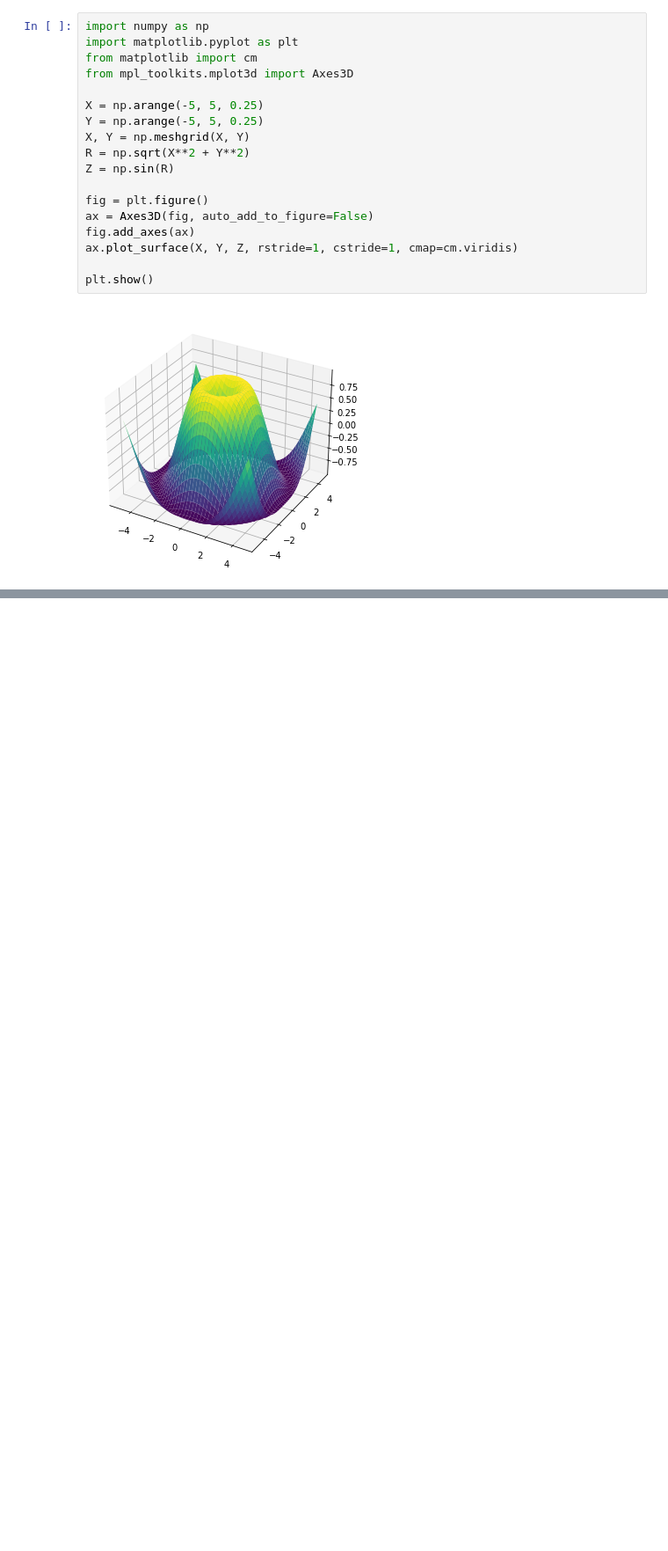
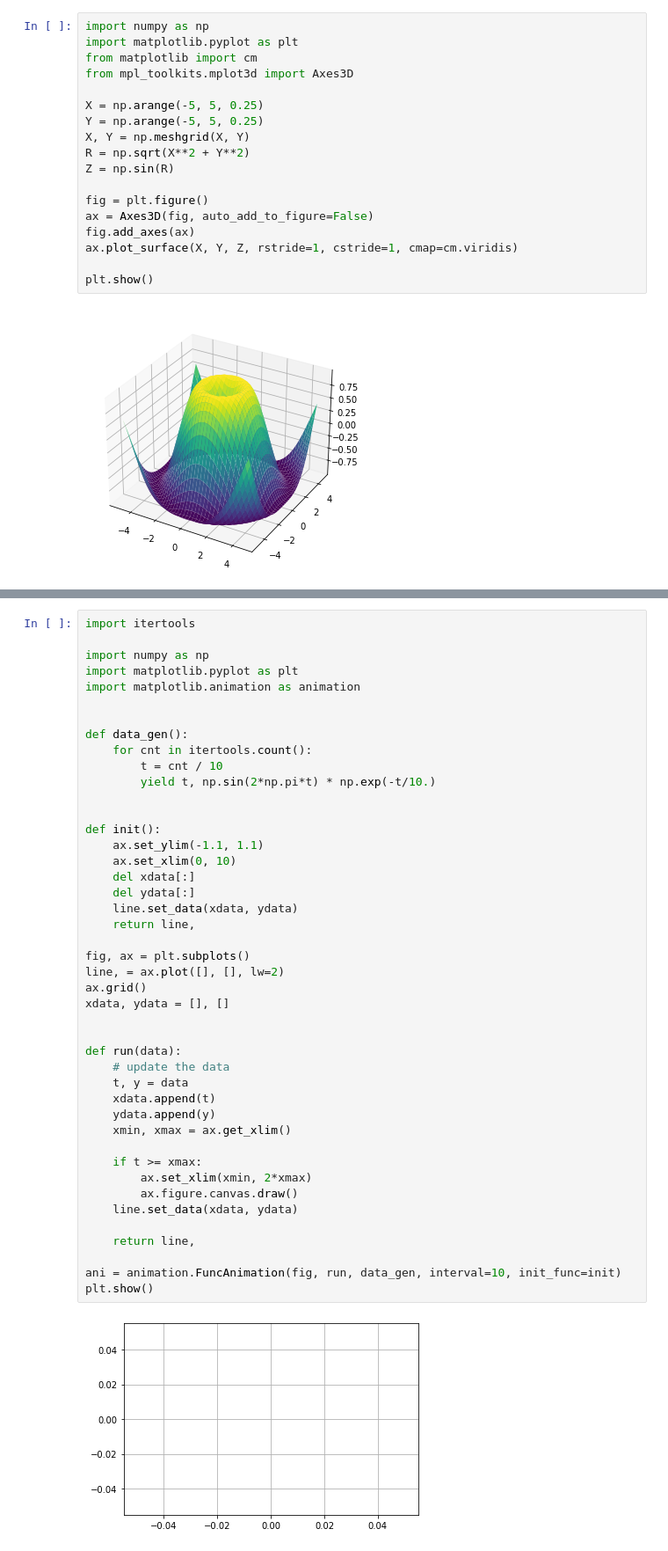
Before and after one commit to Arseniy16/3d-scanner, a Jupyter notebook: Untitled.ipynb, the cells around one changed output, grey strips where cells are left out. Shown at 88% size. Saved outputs shown, nothing was run; the diff lists cells and outputs as text; blank space fills up the shorter version.

```diff
--- a/Untitled.ipynb
+++ b/Untitled.ipynb
@@ -128,3 +141,49 @@ plt.show()
 # %% [output]
 [interactive output not drawn]
 [interactive output not drawn]
+# %%
+import itertools
+
+import numpy as np
+import matplotlib.pyplot as plt
+import matplotlib.animation as animation
+
+
+def data_gen():
+    for cnt in itertools.count():
+        t = cnt / 10
+        yield t, np.sin(2*np.pi*t) * np.exp(-t/10.)
+
+
+def init():
+    ax.set_ylim(-1.1, 1.1)
+    ax.set_xlim(0, 10)
+    del xdata[:]
+    del ydata[:]
+    line.set_data(xdata, ydata)
+    return line,
+
+fig, ax = plt.subplots()
+line, = ax.plot([], [], lw=2)
+ax.grid()
+xdata, ydata = [], []
+
+
+def run(data):
+    # update the data
+    t, y = data
+    xdata.append(t)
+    ydata.append(y)
+    xmin, xmax = ax.get_xlim()
+
+    if t >= xmax:
+        ax.set_xlim(xmin, 2*xmax)
+        ax.figure.canvas.draw()
+    line.set_data(xdata, ydata)
+
+    return line,
+
+ani = animation.FuncAnimation(fig, run, data_gen, interval=10, init_func=init)
+plt.show()
+# %% [output]
+[figure, added]
```
Also changed, not shown: parts of 7 cells of this notebook, 8 other files.
